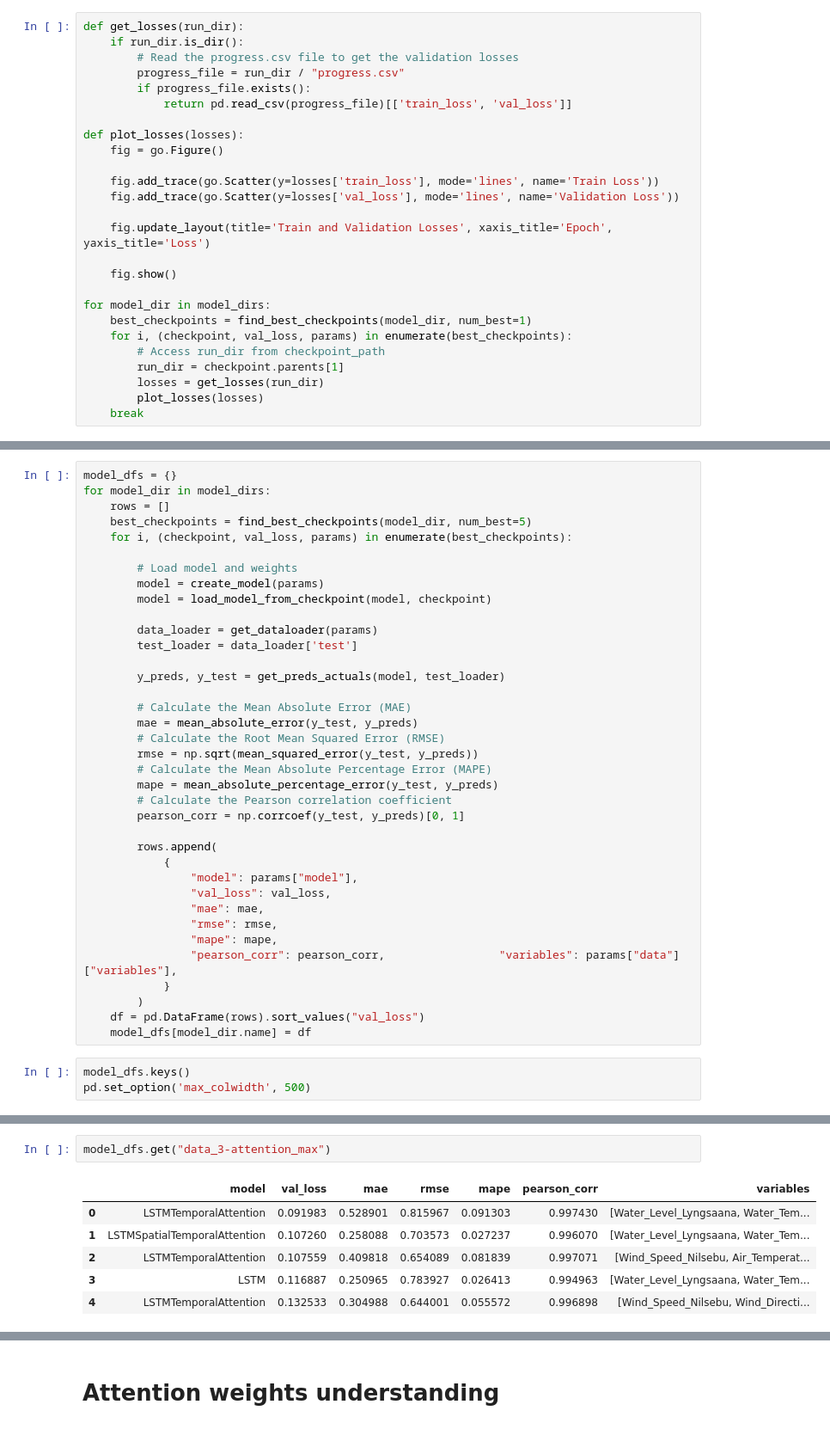
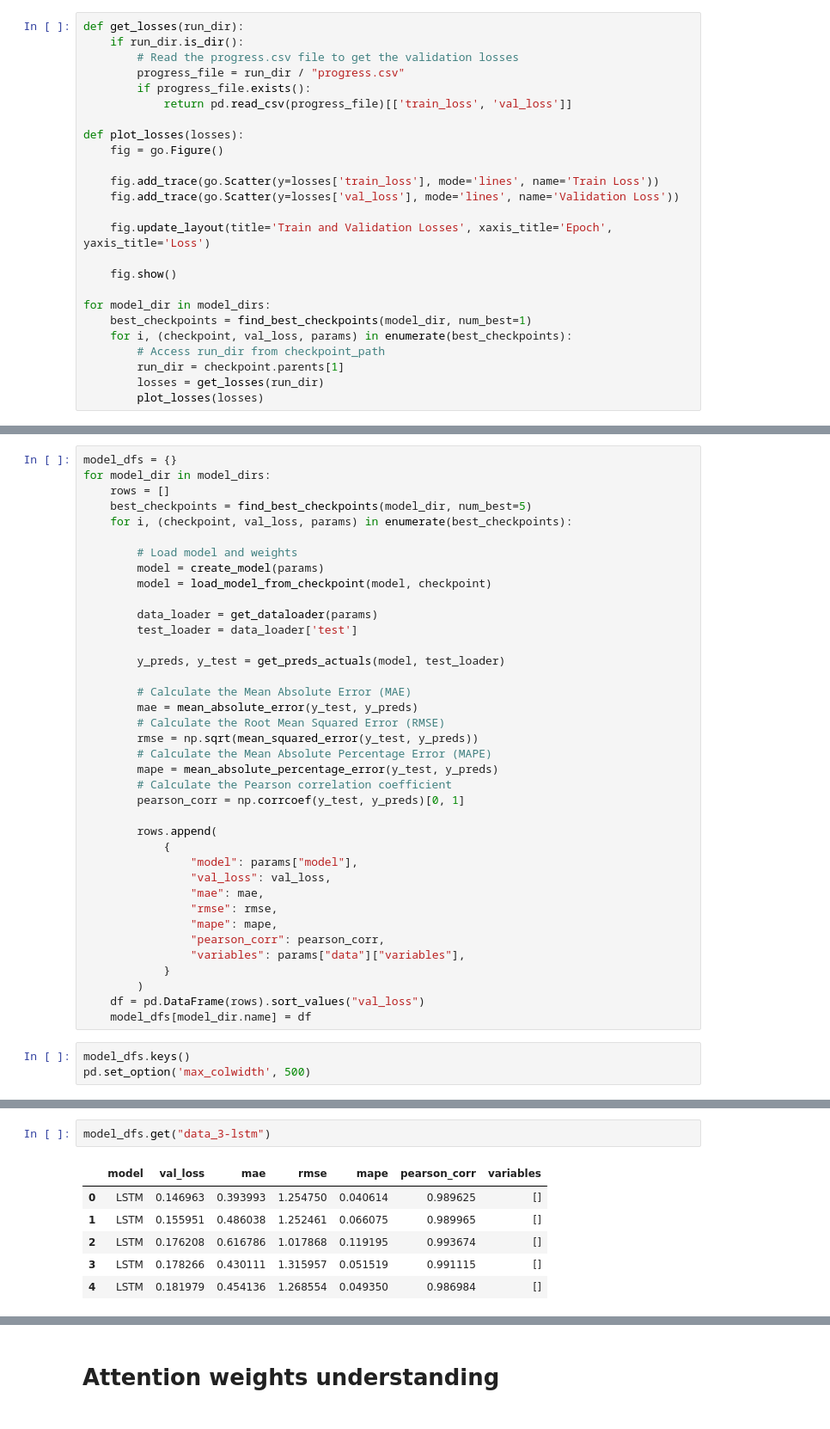
Before and after one commit to BorMagnus/hydro-ml, a Jupyter notebook: notebooks/06-model-evaluation.ipynb, the cells around one changed output, grey strips where cells are left out. Shown at 86% size. Saved outputs shown, nothing was run; the diff lists cells and outputs as text.

```diff
--- a/notebooks/06-model-evaluation.ipynb
+++ b/notebooks/06-model-evaluation.ipynb
@@ -173,7 +173,6 @@ for model_dir in model_dirs:
         run_dir = checkpoint.parents[1]
         losses = get_losses(run_dir)
         plot_losses(losses)
-    break
 # %% [markdown]
 # Looking at the results
 # %%
@@ -208,7 +207,8 @@ for model_dir in model_dirs:
                 "mae": mae,
                 "rmse": rmse,
                 "mape": mape,
-                "pearson_corr": pearson_corr,                 "variables": params["data"]["variables"],
+                "pearson_corr": pearson_corr,
+                "variables": params["data"]["variables"],
             }
         )
     df = pd.DataFrame(rows).sort_values("val_loss")
@@ -237,10 +237,10 @@ model_dfs.get("data_2-attention_max")
 # %%
-model_dfs.get("data_3-attention_max")
+model_dfs.get("data_3-lstm")
 # %% [output]
 |  | model | val_loss | mae | rmse | mape | pearson_corr | variables |
-| 0 | LSTMTemporalAttention | 0.091983 | 0.528901 | 0.815967 | 0.091303 | 0.997430 | [Water_Level_Lyngsaana, Water_Tem... |
-| 1 | LSTMSpatialTemporalAttention | 0.107260 | 0.258088 | 0.703573 | 0.027237 | 0.996070 | [Water_Level_Lyngsaana, Water_Tem... |
-| 2 | LSTMTemporalAttention | 0.107559 | 0.409818 | 0.654089 | 0.081839 | 0.997071 | [Wind_Speed_Nilsebu, Air_Temperat... |
-| 3 | LSTM | 0.116887 | 0.250965 | 0.783927 | 0.026413 | 0.994963 | [Water_Level_Lyngsaana, Water_Tem... |
-| 4 | LSTMTemporalAttention | 0.132533 | 0.304988 | 0.644001 | 0.055572 | 0.996898 | [Wind_Speed_Nilsebu, Wind_Directi... |
+| 0 | LSTM | 0.146963 | 0.393993 | 1.254750 | 0.040614 | 0.989625 | [] |
+| 1 | LSTM | 0.155951 | 0.486038 | 1.252461 | 0.066075 | 0.989965 | [] |
+| 2 | LSTM | 0.176208 | 0.616786 | 1.017868 | 0.119195 | 0.993674 | [] |
+| 3 | LSTM | 0.178266 | 0.430111 | 1.315957 | 0.051519 | 0.991115 | [] |
+| 4 | LSTM | 0.181979 | 0.454136 | 1.268554 | 0.049350 | 0.986984 | [] |
 # %%
```
Also changed, not shown: parts of 10 cells of this notebook, 2 other files.
